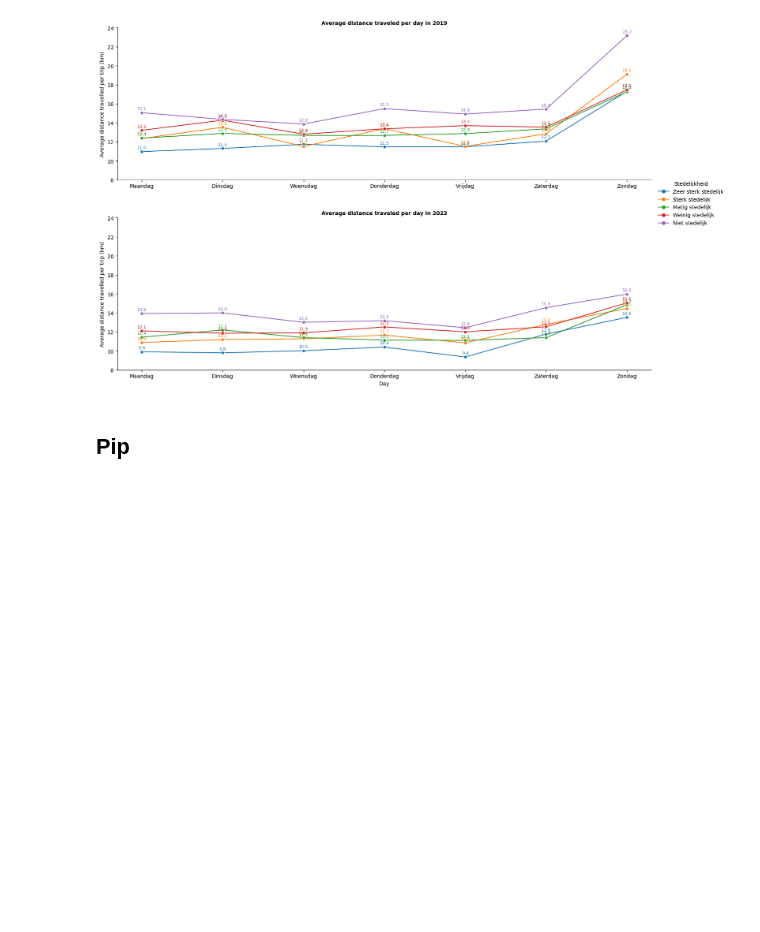
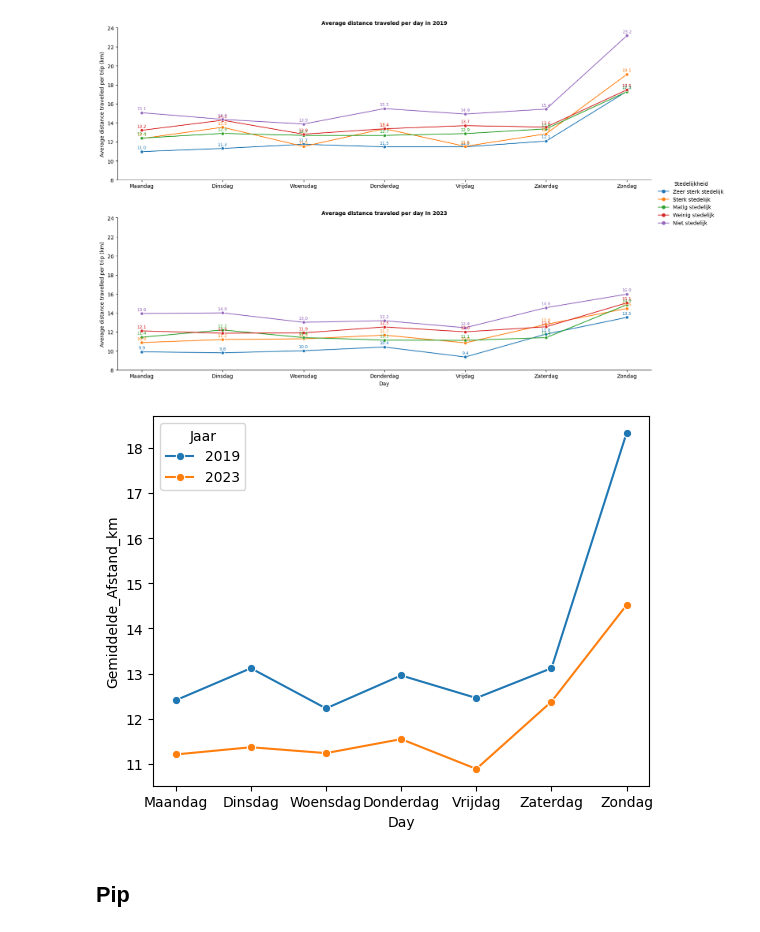
Before and after one commit to wendyqxc/Group8, a Jupyter notebook: Code_per_person.ipynb, the cells around one changed output. Cells and saved outputs as stored; diff of their text form; code cells hidden in the pictures; blank space fills up the shorter version.

Commit message:
Graph movements per day Netherlands in total

```diff
--- a/Code_per_person.ipynb
+++ b/Code_per_person.ipynb
@@ -171,6 +182,26 @@ for ax in g.axes.flat: #loop through both subplots
 plt.show()
 # %% [output]
 [figure]
+# %%
+"""Filtering the data to make the graph for the entire Netherlands"""
+df_long_total = df_long.copy()
+df_long['Day'] = df_long['Day'].astype(str).str.strip() #remove all white spaces from the strings in column 'Day'
+df_long_total = df_long_total[df_long_total['Day'].str.strip() != 'Totaal'] #only show columns with total travel distance, and not the distance per day
+df_long_total = df_long_total[df_long_total['Stedelijkheid'].str.strip() == 'Nederland']
+day_order = ['Maandag','Dinsdag','Woensdag','Donderdag','Vrijdag','Zaterdag','Zondag',] #making a list which shows the days in logical order
+df_long_total['Day'] = pd.Categorical(df_long_total['Day'], categories=day_order, ordered=True) #sorting the days according to the logical order
+# %%
+'''Making graph for Netherlands'''
+ax = sns.lineplot(
+    data=df_long_total,
+    x='Day',
+    y='Gemiddelde_Afstand_km',
+    hue='Jaar',
+    marker='o',
+    dashes=False
+)
+# %% [output]
+[figure, added]
 # %% [markdown]
 ## Pip ##
 # %% [markdown]
```
Also changed, not shown: parts of 2 cells of this notebook.
